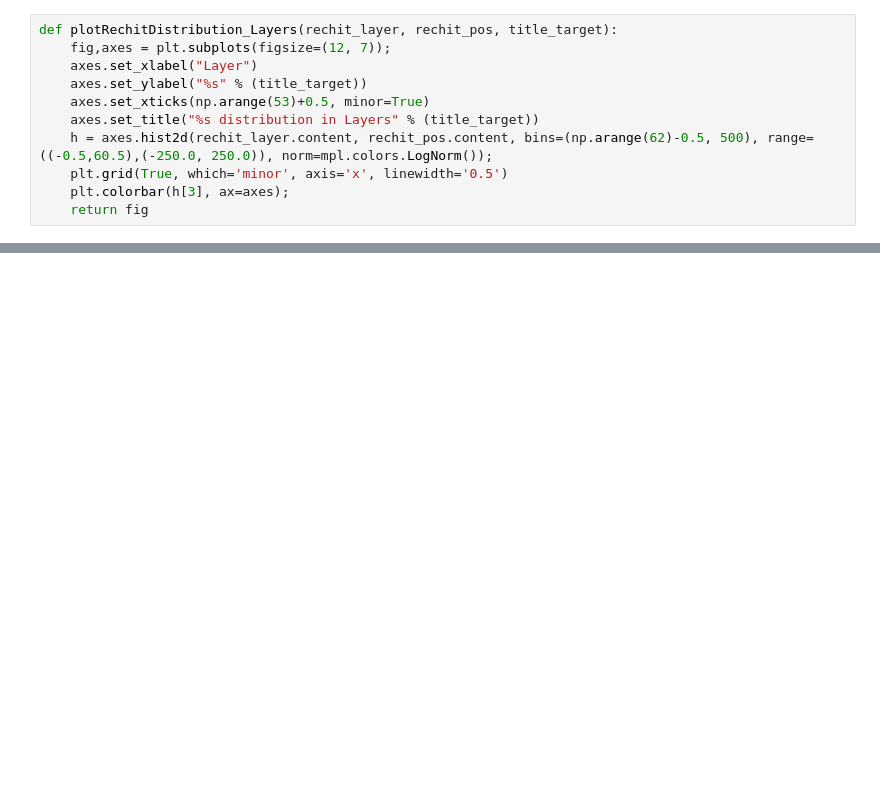
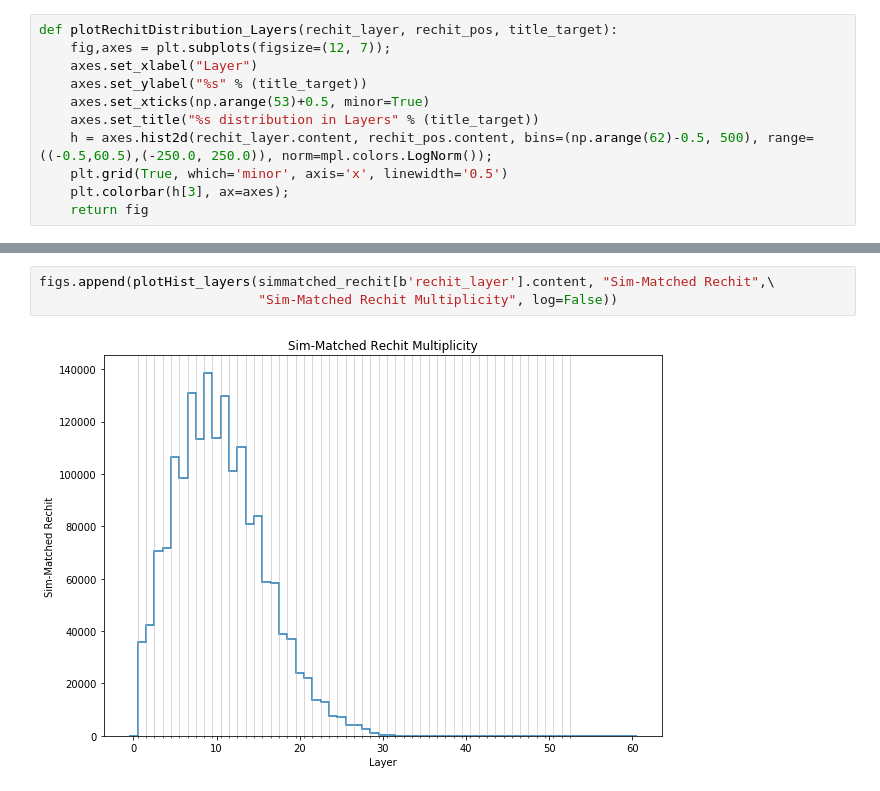
Before and after one commit to Saptaparna/FastTiming, a Jupyter notebook: UpdateWithD49/SimClusterInfo/NotebookFromSitong.ipynb, the cells around one changed output, grey strips where cells are left out. Drawn from its saved outputs; the diff is of its cells as text; blank space fills up the shorter version.

```diff
--- a/UpdateWithD49/SimClusterInfo/NotebookFromSitong.ipynb
+++ b/UpdateWithD49/SimClusterInfo/NotebookFromSitong.ipynb
@@ -150,0 +200,5 @@ figs.append(plotRechitDistribution_Layers(rechit[b'rechit_layer'], rechit[b'rech
+# %%
+figs.append(plotHist_layers(simmatched_rechit[b'rechit_layer'].content, "Sim-Matched Rechit",\
+                            "Sim-Matched Rechit Multiplicity", log=False))
+# %% [output]
+[figure, added]
```
Also changed, not shown: parts of 20 cells of this notebook.
